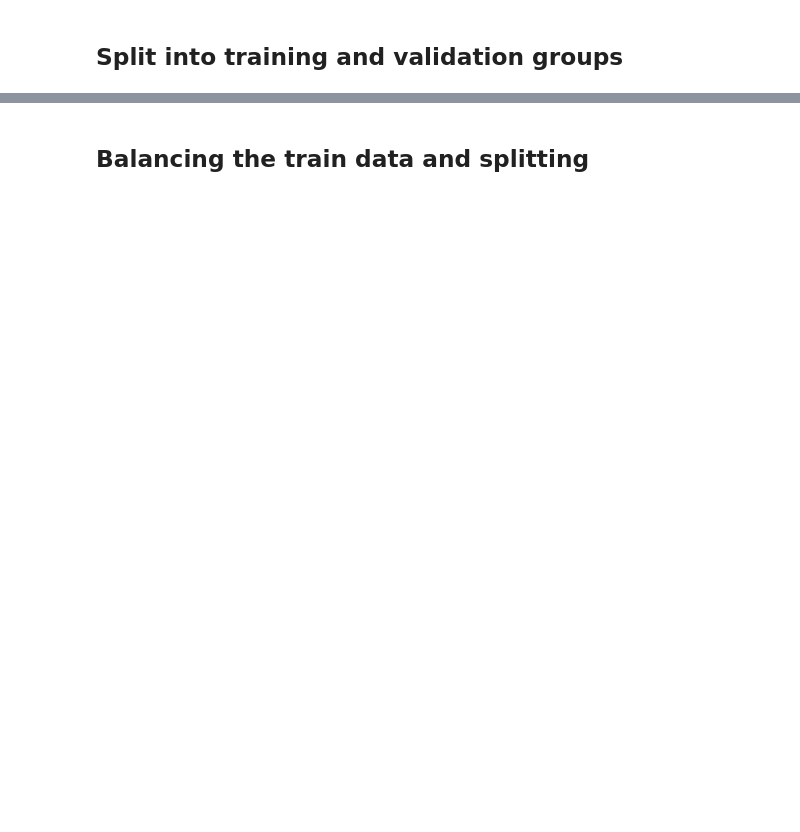
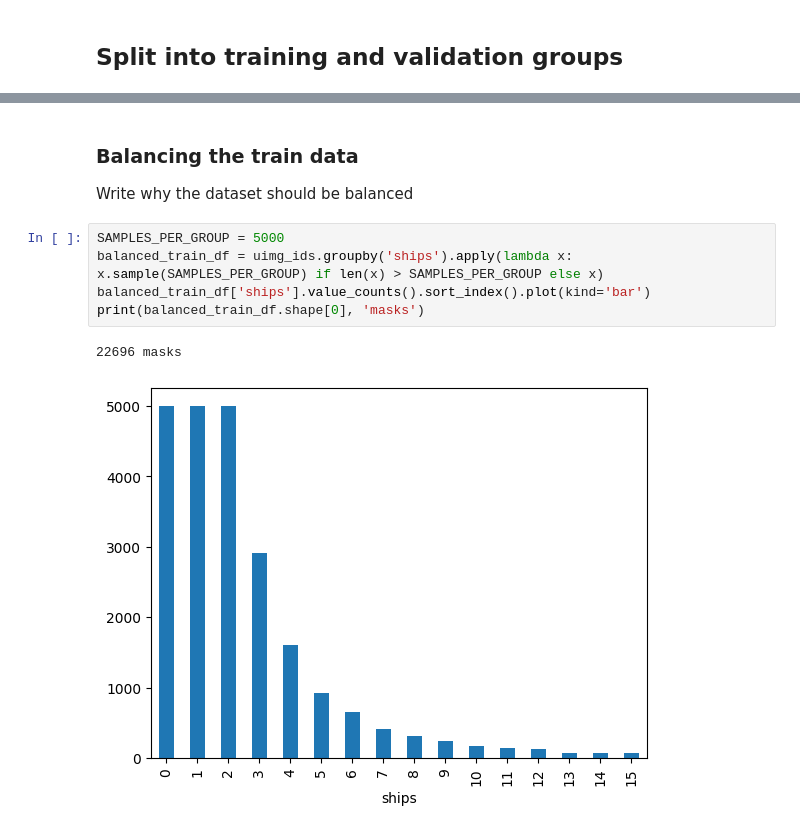
Before and after one commit to anyaachan/Airbus-Ship-Detection-Challedge, a Jupyter notebook: data-analysis.ipynb, the cells around one changed output, grey strips where cells are left out. Saved outputs shown, nothing was run; the diff lists cells and outputs as text; blank space fills up the shorter version.

```diff
--- a/data-analysis.ipynb
+++ b/data-analysis.ipynb
@@ -243,2 +239,11 @@ print(uimg_ids.sample(5))
 # %% [markdown]
-## Balancing the train data and splitting
+### Balancing the train data
+Write why the dataset should be balanced
+# %%
+SAMPLES_PER_GROUP = 5000
+balanced_train_df = uimg_ids.groupby('ships').apply(lambda x: x.sample(SAMPLES_PER_GROUP) if len(x) > SAMPLES_PER_GROUP else x)
+balanced_train_df['ships'].value_counts().sort_index().plot(kind='bar')
+print(balanced_train_df.shape[0], 'masks')
+# %% [output]
+22696 masks
+[figure, added]
```
Also changed, not shown: parts of 2 cells of this notebook.
